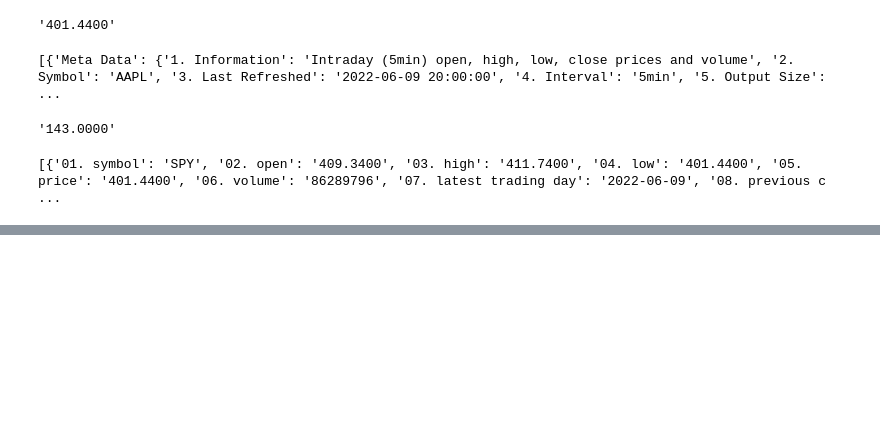
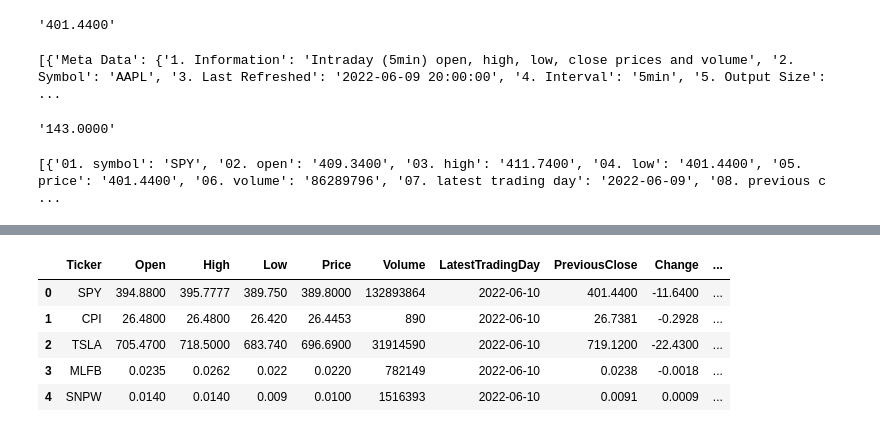
Before and after one commit to Srivari07/wallstreetbet, a Jupyter notebook: Notebook/alpha.ipynb, the cells around one changed output, grey strips where cells are left out. Cells and saved outputs as stored; diff of their text form; code cells hidden in the pictures; blank space fills up the shorter version.

```diff
--- a/Notebook/alpha.ipynb
+++ b/Notebook/alpha.ipynb
@@ -119,0 +164,11 @@ print(results)
+# %%
+df=pd.read_csv("../Data/2022-06-11_df_financial.csv")
+# %%
+df
+# %% [output]
+|  | Ticker | Open | High | Low | Price | Volume | LatestTradingDay | PreviousClose | Change | ... |
+| 0 | SPY | 394.8800 | 395.7777 | 389.750 | 389.8000 | 132893864 | 2022-06-10 | 401.4400 | -11.6400 | ... |
+| 1 | CPI | 26.4800 | 26.4800 | 26.420 | 26.4453 | 890 | 2022-06-10 | 26.7381 | -0.2928 | ... |
+| 2 | TSLA | 705.4700 | 718.5000 | 683.740 | 696.6900 | 31914590 | 2022-06-10 | 719.1200 | -22.4300 | ... |
+| 3 | MLFB | 0.0235 | 0.0262 | 0.022 | 0.0220 | 782149 | 2022-06-10 | 0.0238 | -0.0018 | ... |
+| 4 | SNPW | 0.0140 | 0.0140 | 0.009 | 0.0100 | 1516393 | 2022-06-10 | 0.0091 | 0.0009 | ... |
```
Also changed, not shown: parts of 15 cells of this notebook, 16 other files.
